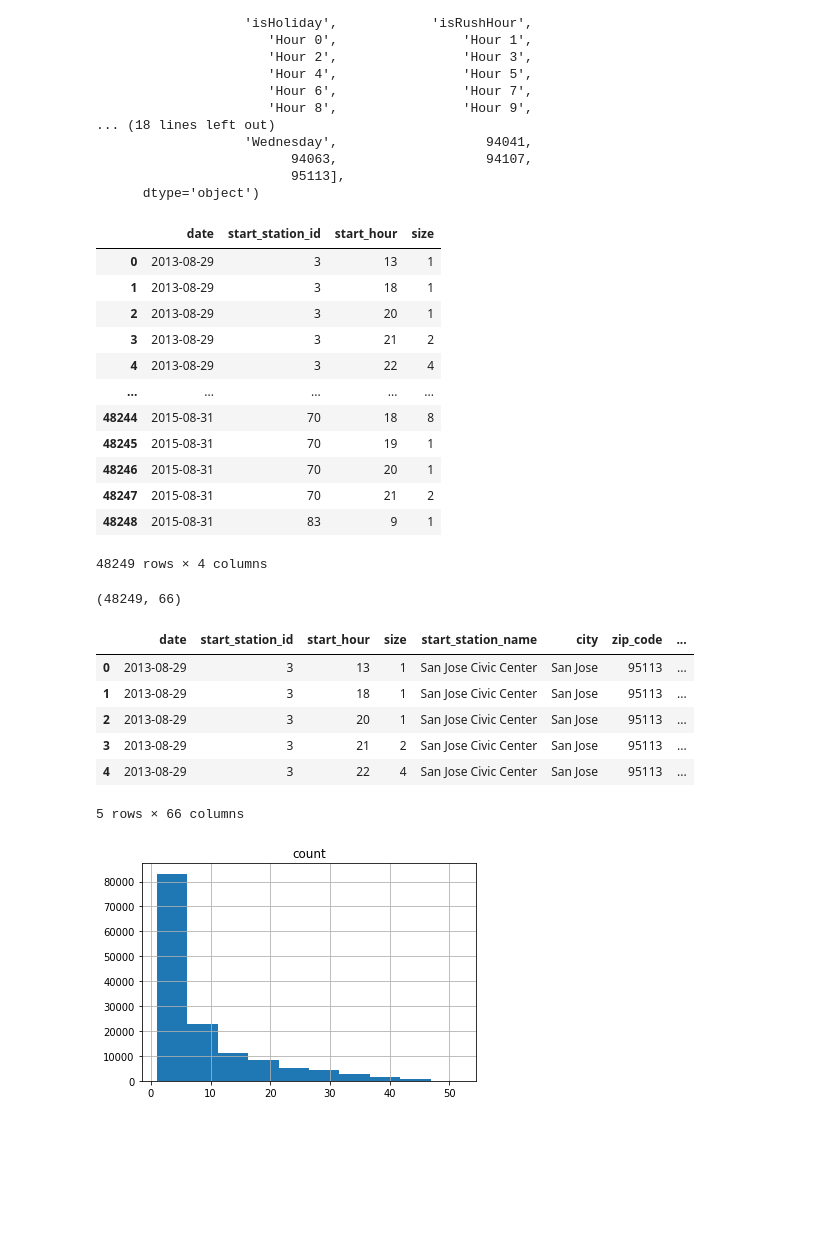
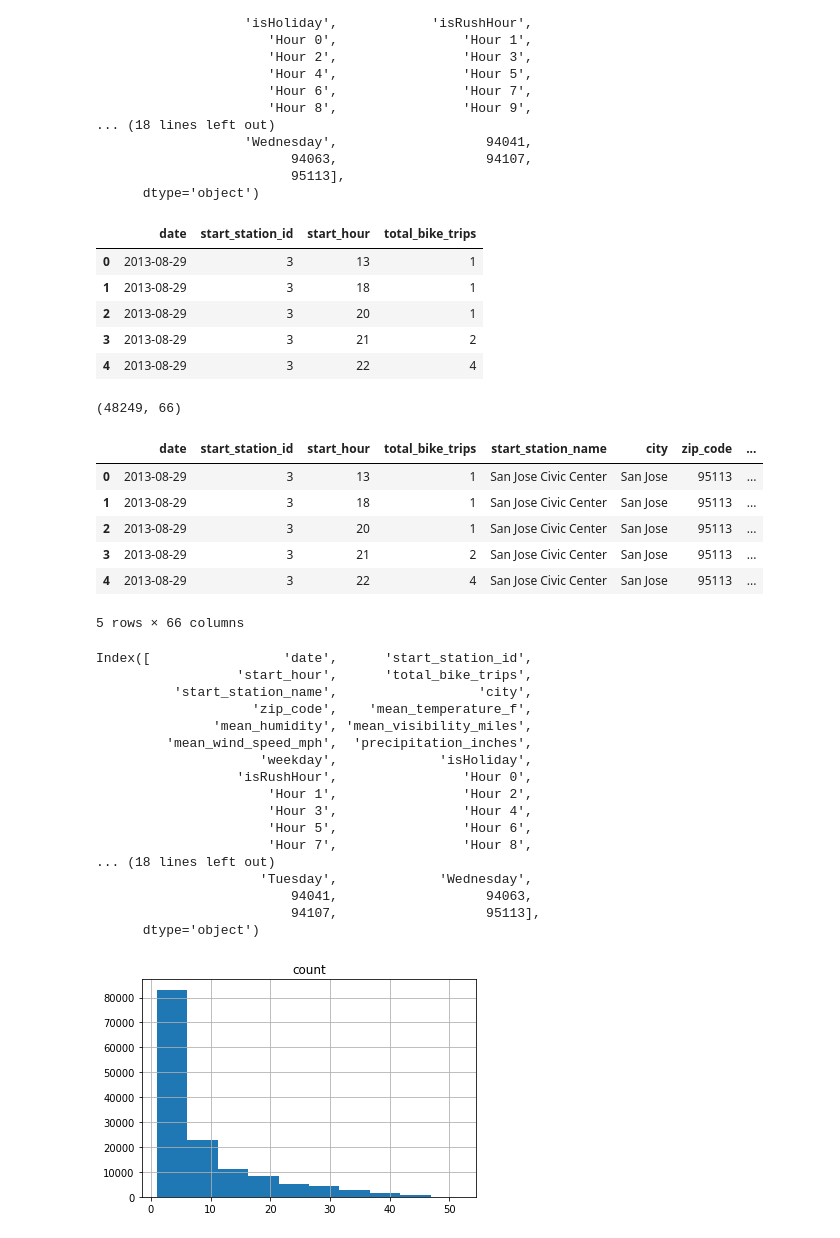
Before and after one commit to mchao409/ORIE-4741-Class-Project, a Jupyter notebook: output_space.ipynb, the cells around one changed output. Drawn from its saved outputs; the diff is of its cells as text; code cells hidden in the pictures; blank space fills up the shorter version.

Commit message:
rename column

```diff
--- a/output_space.ipynb
+++ b/output_space.ipynb
@@ -63,23 +63,16 @@ onehot.to_csv("onehot_encoded_features.csv")
 # %%
 x = pd.DataFrame(onehot.groupby(["date", "start_station_id", "start_hour"]).size())
 # %%
-sizes = onehot.groupby(["date", "start_station_id", "start_hour"]).size().to_frame("size").reset_index()
+sizes = onehot.groupby(["date", "start_station_id", "start_hour"]).size().to_frame("total_bike_trips").reset_index()
 # %%
-sizes
+sizes.head()
 # %% [output]
-|  | date | start_station_id | start_hour | size |
+|  | date | start_station_id | start_hour | total_bike_trips |
 | 0 | 2013-08-29 | 3 | 13 | 1 |
 | 1 | 2013-08-29 | 3 | 18 | 1 |
 | 2 | 2013-08-29 | 3 | 20 | 1 |
 | 3 | 2013-08-29 | 3 | 21 | 2 |
 | 4 | 2013-08-29 | 3 | 22 | 4 |
-| ... | ... | ... | ... | ... |
-| 48244 | 2015-08-31 | 70 | 18 | 8 |
-| 48245 | 2015-08-31 | 70 | 19 | 1 |
-| 48246 | 2015-08-31 | 70 | 20 | 1 |
-| 48247 | 2015-08-31 | 70 | 21 | 2 |
-| 48248 | 2015-08-31 | 83 | 9 | 1 |
-48249 rows × 4 columns
 # %%
 onehot_no_duplicates = onehot.drop_duplicates(["date", "start_station_id", "start_hour"])
 # %%
@@ -91,13 +84,33 @@ merged_df.shape
 # %%
 merged_df.head()
 # %% [output]
-|  | date | start_station_id | start_hour | size | start_station_name | city | zip_code | ... |
+|  | date | start_station_id | start_hour | total_bike_trips | start_station_name | city | zip_code | ... |
 | 0 | 2013-08-29 | 3 | 13 | 1 | San Jose Civic Center | San Jose | 95113 | ... |
 | 1 | 2013-08-29 | 3 | 18 | 1 | San Jose Civic Center | San Jose | 95113 | ... |
 | 2 | 2013-08-29 | 3 | 20 | 1 | San Jose Civic Center | San Jose | 95113 | ... |
 | 3 | 2013-08-29 | 3 | 21 | 2 | San Jose Civic Center | San Jose | 95113 | ... |
 | 4 | 2013-08-29 | 3 | 22 | 4 | San Jose Civic Center | San Jose | 95113 | ... |
 5 rows × 66 columns
+# %%
+merged_df.columns
+# %% [output]
+Index([                 'date',      'start_station_id',
+                  'start_hour',      'total_bike_trips',
+          'start_station_name',                  'city',
+                    'zip_code',    'mean_temperature_f',
+               'mean_humidity', 'mean_visibility_miles',
+         'mean_wind_speed_mph',  'precipitation_inches',
+                     'weekday',             'isHoliday',
+                  'isRushHour',                'Hour 0',
+                      'Hour 1',                'Hour 2',
+                      'Hour 3',                'Hour 4',
+                      'Hour 5',                'Hour 6',
+                      'Hour 7',                'Hour 8',
+... (18 lines left out)
+                     'Tuesday',             'Wednesday',
+                         94041,                   94063,
+                         94107,                   95113],
+      dtype='object')
 # %%
 merged_df.to_csv("final_features.csv")
 # %%
```
